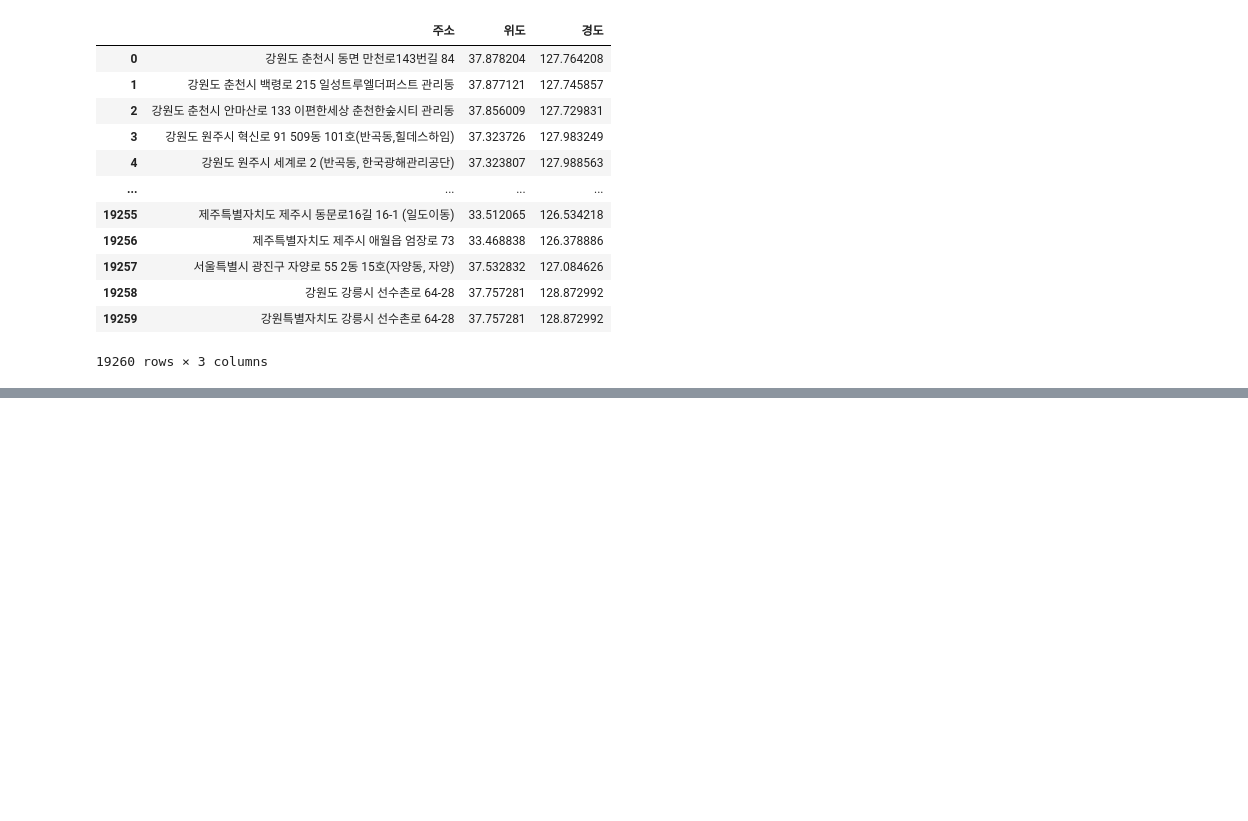
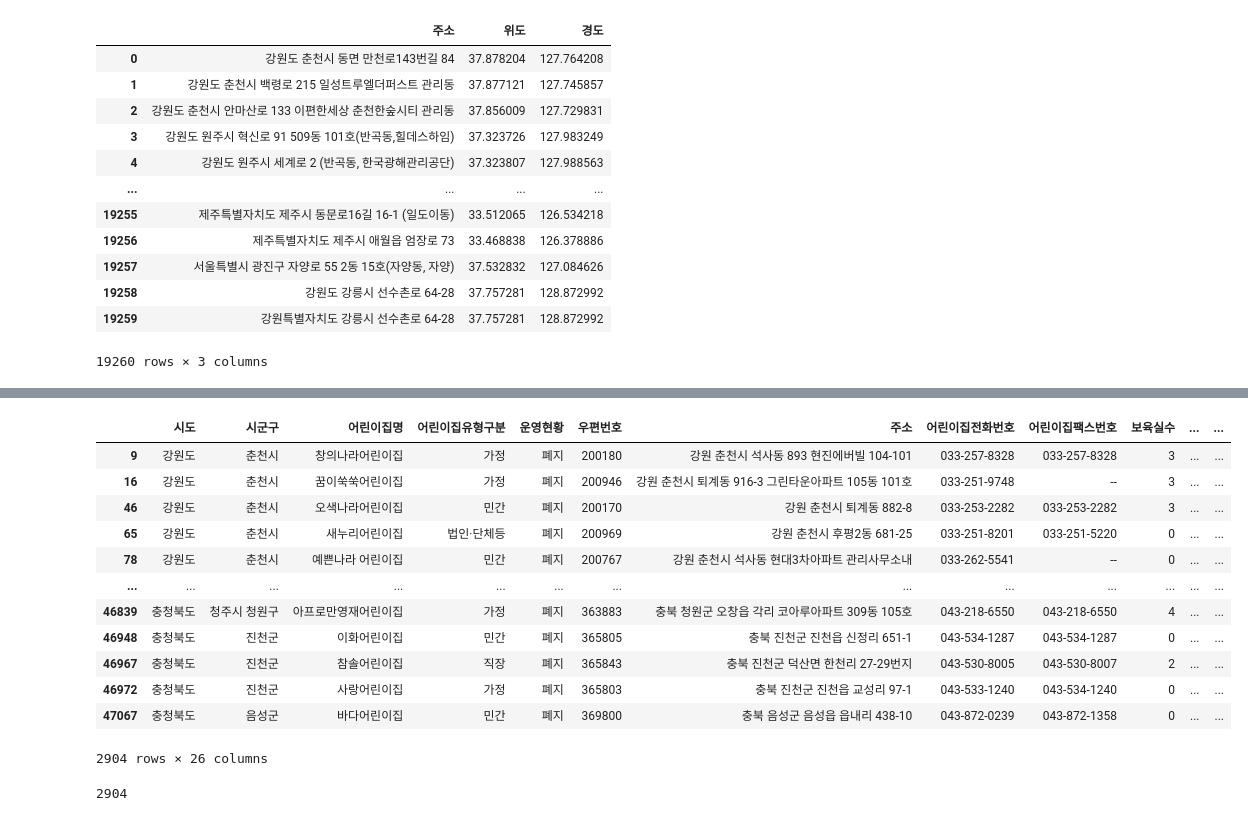
Before and after one commit to NeatyNut/-------, a Jupyter notebook: EDA.ipynb, the cells around one changed output, grey strips where cells are left out. Saved outputs shown, nothing was run; the diff lists cells and outputs as text; code cells hidden in the pictures; blank space fills up the shorter version.

```diff
--- a/EDA.ipynb
+++ b/EDA.ipynb
@@ -1160,0 +1177,9 @@ dtype: int64
+# %%
+def fix_address(address):
+    if address == '':
+        return address
+
+    if address[-1] == ' ':
+        return fix_address(address[:-1])
+
+    return address
@@ -1160,0 +1195,6 @@ dtype: int64
+# %%
+KID_2020['주소'] = KID_2020['주소'].apply(lambda x:fix_address(x))
+KID_2021['주소'] = KID_2021['주소'].apply(lambda x:fix_address(x))
+KID_2022['주소'] = KID_2022['주소'].apply(lambda x:fix_address(x))
+KID_2023['주소'] = KID_2023['주소'].apply(lambda x:fix_address(x))
+KID_2024['주소'] = KID_2024['주소'].apply(lambda x:fix_address(x))
@@ -1202,0 +1250,22 @@ kid_list[0]
+# %%
+a = pd.DataFrame.merge(KID_2020, new_get_xy_df, on='주소', how='left')
+# %%
+a[(a['위도_x'].isnull())]
+# %% [output]
+|  | 시도 | 시군구 | 어린이집명 | 어린이집유형구분 | 운영현황 | 우편번호 | 주소 | 어린이집전화번호 | 어린이집팩스번호 | 보육실수 | ... | ... |
+| 9 | 강원도 | 춘천시 | 창의나라어린이집 | 가정 | 폐지 | 200180 | 강원 춘천시 석사동 893 현진에버빌 104-101 | 033-257-8328 | 033-257-8328 | 3 | ... | ... |
+| 16 | 강원도 | 춘천시 | 꿈이쑥쑥어린이집 | 가정 | 폐지 | 200946 | 강원 춘천시 퇴계동 916-3 그린타운아파트 105동 101호 | 033-251-9748 | -- | 3 | ... | ... |
+| 46 | 강원도 | 춘천시 | 오색나라어린이집 | 민간 | 폐지 | 200170 | 강원 춘천시 퇴계동 882-8 | 033-253-2282 | 033-253-2282 | 3 | ... | ... |
+| 65 | 강원도 | 춘천시 | 새누리어린이집 | 법인·단체등 | 폐지 | 200969 | 강원 춘천시 후평2동 681-25 | 033-251-8201 | 033-251-5220 | 0 | ... | ... |
+| 78 | 강원도 | 춘천시 | 예쁜나라 어린이집 | 민간 | 폐지 | 200767 | 강원 춘천시 석사동 현대3차아파트 관리사무소내 | 033-262-5541 | -- | 0 | ... | ... |
+| ... | ... | ... | ... | ... | ... | ... | ... | ... | ... | ... | ... | ... |
+| 46839 | 충청북도 | 청주시 청원구 | 아프로만영재어린이집 | 가정 | 폐지 | 363883 | 충북 청원군 오창읍 각리 코아루아파트 309동 105호 | 043-218-6550 | 043-218-6550 | 4 | ... | ... |
+| 46948 | 충청북도 | 진천군 | 이화어린이집 | 민간 | 폐지 | 365805 | 충북 진천군 진천읍 신정리 651-1 | 043-534-1287 | 043-534-1287 | 0 | ... | ... |
+| 46967 | 충청북도 | 진천군 | 참솔어린이집 | 직장 | 폐지 | 365843 | 충북 진천군 덕산면 한천리 27-29번지 | 043-530-8005 | 043-530-8007 | 2 | ... | ... |
+| 46972 | 충청북도 | 진천군 | 사랑어린이집 | 가정 | 폐지 | 365803 | 충북 진천군 진천읍 교성리 97-1 | 043-533-1240 | 043-534-1240 | 0 | ... | ... |
+| 47067 | 충청북도 | 음성군 | 바다어린이집 | 민간 | 폐지 | 369800 | 충북 음성군 음성읍 읍내리 438-10 | 043-872-0239 | 043-872-1358 | 0 | ... | ... |
+2904 rows × 26 columns
+# %%
+KID_2020['위도'].isnull().sum()
+# %% [output]
+2904
```
Also changed, not shown: parts of 12 cells of this notebook.
